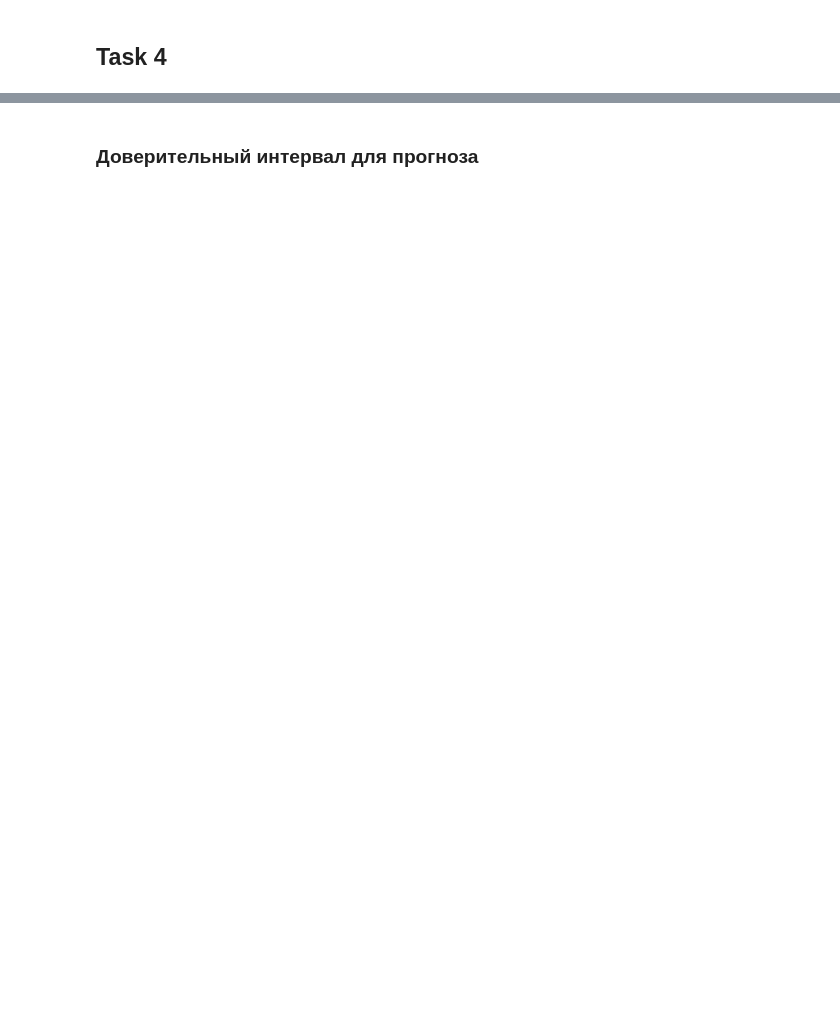
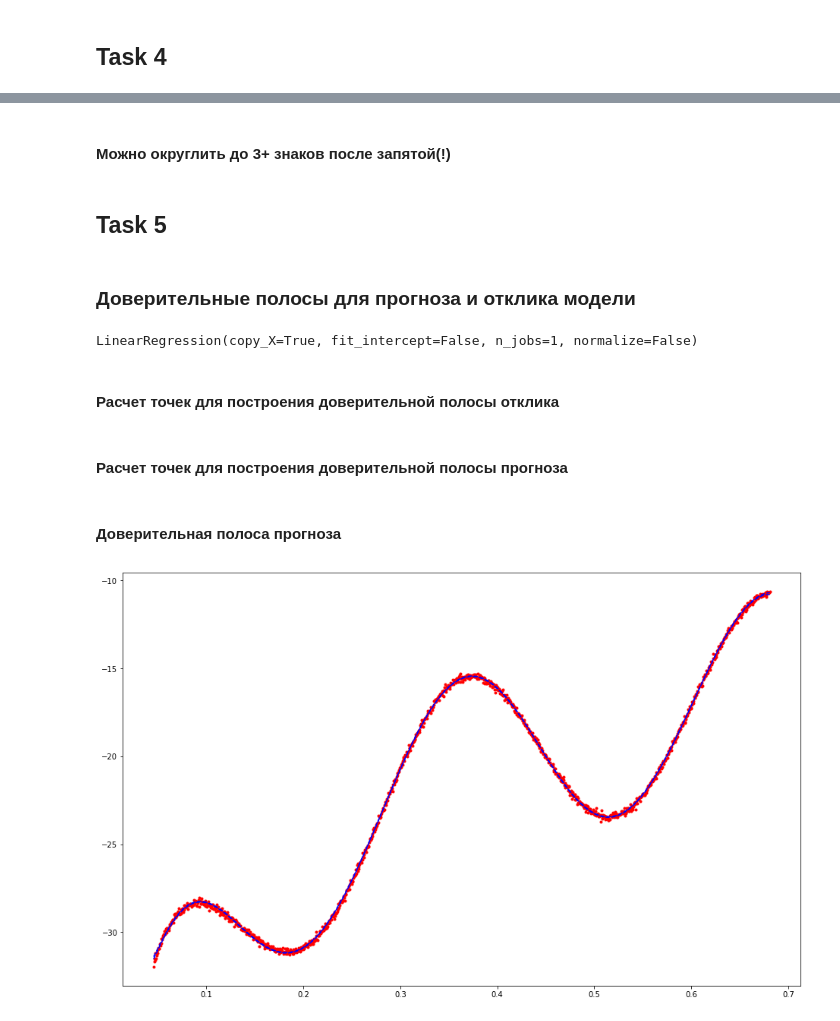
Before and after one commit to Bullldoger/prediction_theory, a Jupyter notebook: notebooks/Labs.ipynb, the cells around one changed output, grey strips where cells are left out. Saved outputs shown, nothing was run; the diff lists cells and outputs as text; code cells hidden in the pictures; blank space fills up the shorter version.

```diff
--- a/notebooks/Labs.ipynb
+++ b/notebooks/Labs.ipynb
@@ -354,2 +515,6 @@ plt.show()
+# %% [markdown]
+#### Можно округлить до 3+ знаков после запятой(!)
+# %% [markdown]
+## Task 5
 # %% [markdown]
-### Доверительный интервал для прогноза
+### Доверительные полосы для прогноза и отклика модели
@@ -367,0 +529,30 @@ _T = np.dot(np.dot(x.T, D), x)
+# %%
+clf = linear_model.LinearRegression(fit_intercept=False)
+clf.fit(X, y)
+# %% [output]
+LinearRegression(copy_X=True, fit_intercept=False, n_jobs=1, normalize=False)
+# %%
+y_predicted = clf.predict(X)
+e_all = y_predicted - y
+S = np.sum(e_all * e_all)
+R = 1 - np.sum(e_all * e_all) / np.sum((y - np.mean(y)) ** 2)
+sigma = S / (n - m)
+# %%
+L = linalg.inv(np.dot(X.T, X))
+# %% [markdown]
+#### Расчет точек для построения доверительной полосы отклика
+# %%
+XL_L = []
+XL_R = []
+
+for row_index in range(X.shape[0]):
+    row = X[row_index, :]
+    y_p = y_predicted[row_index]
+
+    p = np.dot(row.T, L)
+    p = np.dot(p, row)
+
+    XL_R.append(y_p + np.sqrt(p * sigma) * t.ppf(1 - alpha / 2, df=n-m))
+    XL_L.append(y_p - np.sqrt(p * sigma) * t.ppf(1 - alpha / 2, df=n-m))
+# %% [markdown]
+#### Расчет точек для построения доверительной полосы прогноза
@@ -367,0 +572,10 @@ _T = np.dot(np.dot(x.T, D), x)
+# %% [markdown]
+#### Доверительная полоса прогноза
+# %%
+plt.figure(figsize=(16, 10))
+plt.plot(x, y, '.r')
+plt.plot(x, XL_L, '--b')
+plt.plot(x, XL_R, '--b')
+plt.show()
+# %% [output]
+[figure, added]
```
Also changed, not shown: parts of 88 cells of this notebook, 16 other files.
